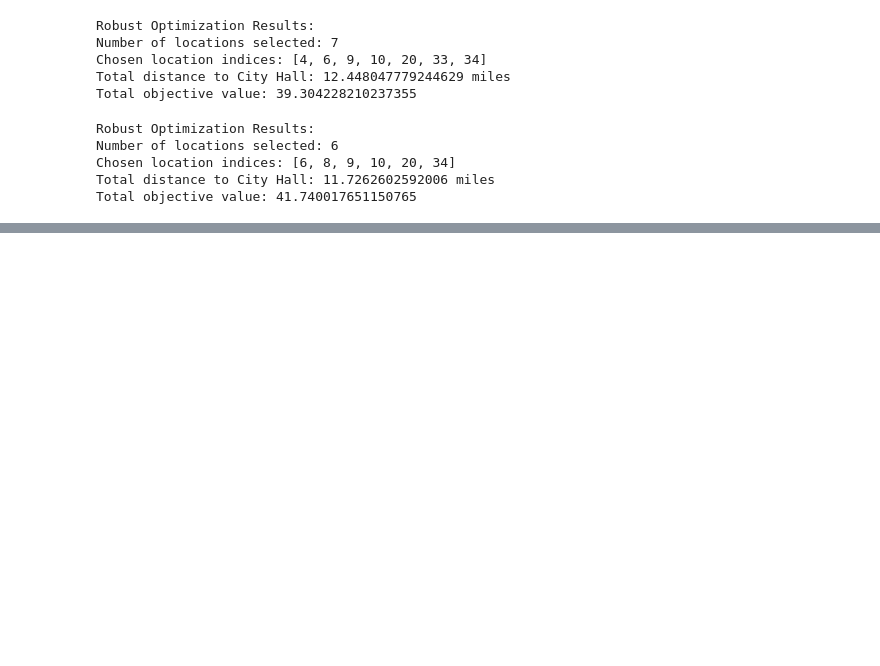
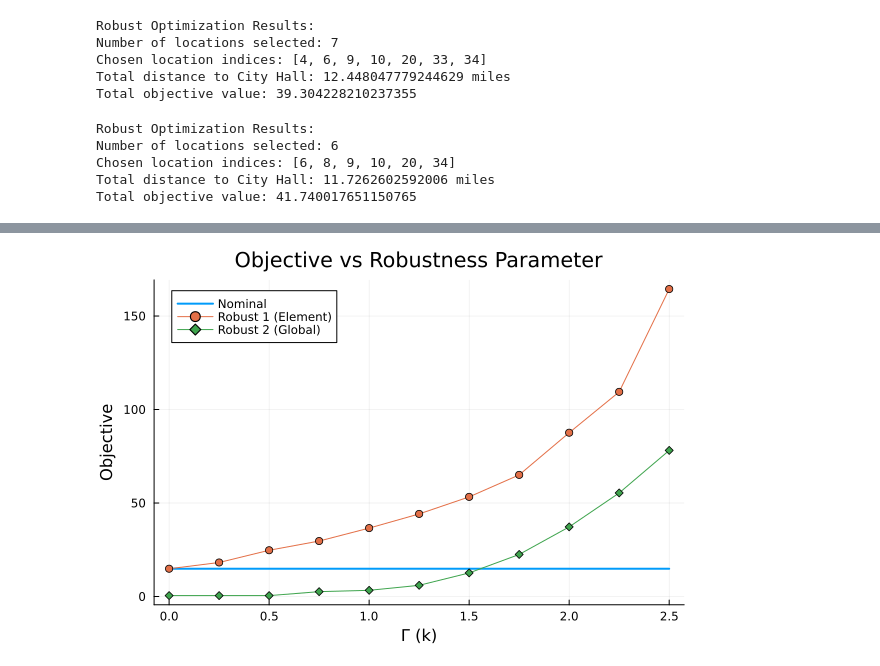
Before and after one commit to msun2022/Triboelectric_Tile_Placement, a Jupyter notebook: model.ipynb, the cells around one changed output, grey strips where cells are left out. Saved outputs shown, nothing was run; the diff lists cells and outputs as text; code cells hidden in the pictures; blank space fills up the shorter version.

Commit message:
plot some robust results (not sure if thsi is right lol)

```diff
--- a/model.ipynb
+++ b/model.ipynb
@@ -563,0 +820,22 @@ Total objective value: 41.740017651150765
+# %%
+p_obj_all = plot(
+    k_values, objectives_nominal,
+    label="Nominal", linewidth=2
+)
+
+plot!(p_obj_all,
+    k_values, objectives,
+    label="Robust 1 (Element)", markershape=:circle
+)
+
+plot!(p_obj_all,
+    k_values, objectives_global,
+    label="Robust 2 (Global)", markershape=:diamond
+)
+
+xlabel!("Γ (k)")
+ylabel!("Objective")
+title!("Objective vs Robustness Parameter")
+display(p_obj_all)
+# %% [output]
+[figure, added]
```
Also changed, not shown: parts of 25 cells of this notebook.
